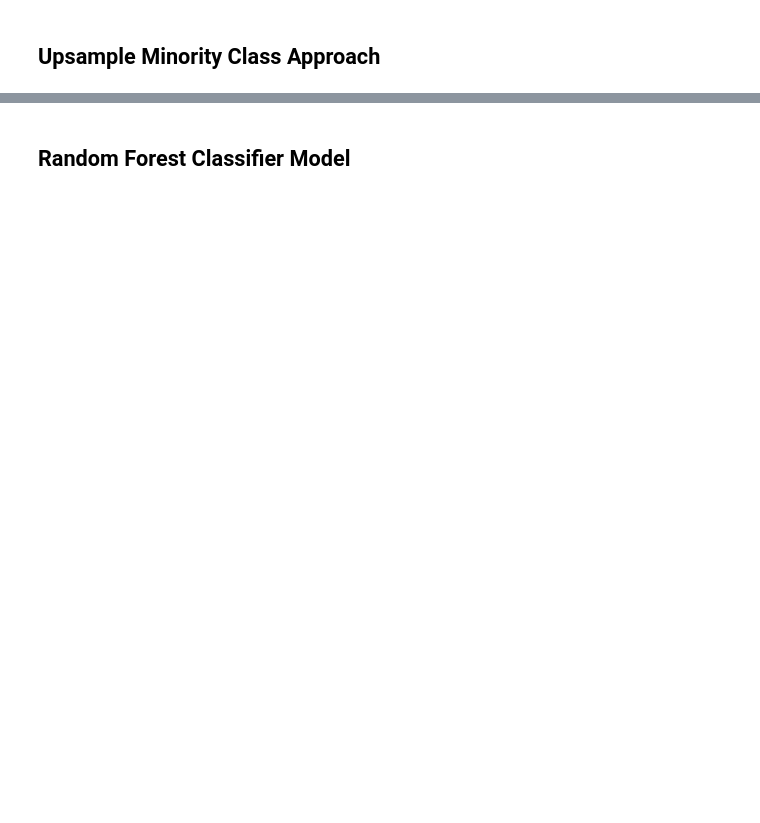
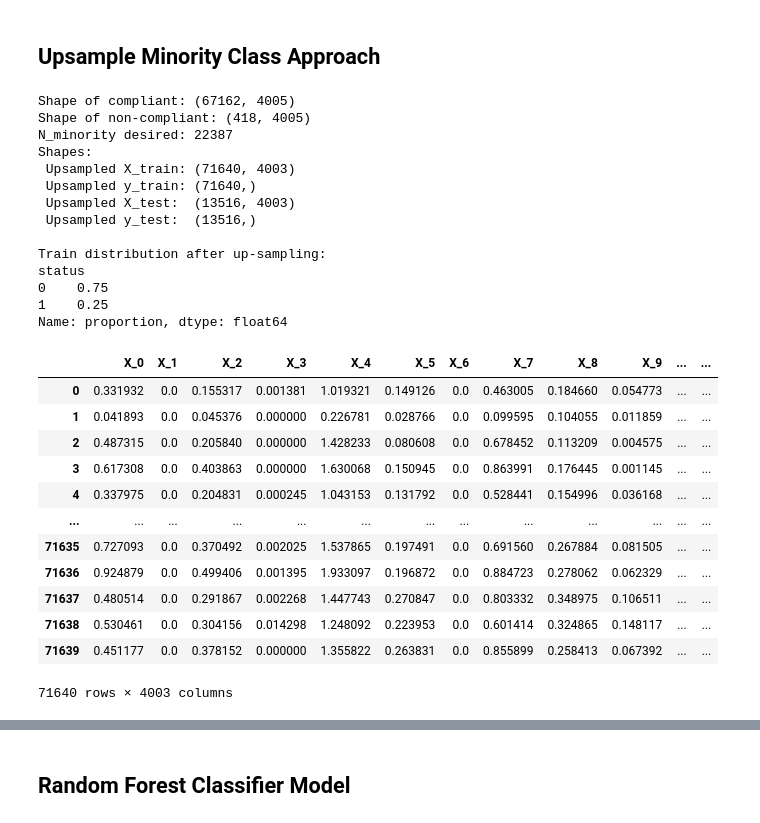
Before and after one commit to wildfire-prep/modeling, a Jupyter notebook: code/00_random_forest/04_random_forest_attempt.ipynb, the cells around one changed output, grey strips where cells are left out. Saved outputs shown, nothing was run; the diff lists cells and outputs as text; code cells hidden in the pictures; blank space fills up the shorter version.

```diff
--- a/code/00_random_forest/04_random_forest_attempt.ipynb
+++ b/code/00_random_forest/04_random_forest_attempt.ipynb
@@ -132,3 +139,79 @@ Name: proportion, dtype: float64
 # %% [markdown]
 ## Upsample Minority Class Approach
+# %%
+X = data.drop("status", axis=1)
+y = data["status"]
+
+# Save inspection_ids from the data, in case we need them later
+upsample_data_ids = X.inspection_id
+
+# split data, as usual. 20% test data split.
+X_train, X_test, y_train, y_test = train_test_split(
+    X, y, test_size=0.2, stratify=y, random_state=42
+)
+
+# Recombine just the train fold
+train = pd.concat([X_train, y_train], axis=1)
+
+# Up-sample the minority inside train
+majority = train[train.status == 0]
+minority = train[train.status == 1]
+n_min = int(len(majority) / 3)
+
+minority_upsampled = minority.sample(n=n_min, replace=True, random_state=42)
+
+train_balanced = (
+    pd.concat([majority, minority_upsampled])
+    .sample(frac=1, random_state=42)
+    .reset_index(drop=True)
+)
+
+X_train = train_balanced.drop("status", axis=1).drop(columns="inspection_id")
+y_train = train_balanced["status"]
+X_test = X_test.drop(columns="inspection_id")
+
+# Check majority/minority sizes
+print(f"Shape of compliant:", compliant.shape)
+print(f"Shape of non-compliant:", non_compliant.shape)
+
+print(f"N_minority desired:", int(len(compliant) / 3))
+
+print("Shapes:")
+print(" Upsampled X_train:", X_train.shape)
+print(" Upsampled y_train:", y_train.shape)
+print(" Upsampled X_test: ", X_test.shape)
+print(" Upsampled y_test: ", y_test.shape)
+
+print("\nTrain distribution after up-sampling:")
+print(y_train.value_counts(normalize=True))
+
+X_train
+# %% [output]
+Shape of compliant: (67162, 4005)
+Shape of non-compliant: (418, 4005)
+N_minority desired: 22387
+Shapes:
+ Upsampled X_train: (71640, 4003)
+ Upsampled y_train: (71640,)
+ Upsampled X_test:  (13516, 4003)
+ Upsampled y_test:  (13516,)
+
+Train distribution after up-sampling:
+status
+0    0.75
+1    0.25
+Name: proportion, dtype: float64
+|  | X_0 | X_1 | X_2 | X_3 | X_4 | X_5 | X_6 | X_7 | X_8 | X_9 | ... | ... |
+| 0 | 0.331932 | 0.0 | 0.155317 | 0.001381 | 1.019321 | 0.149126 | 0.0 | 0.463005 | 0.184660 | 0.054773 | ... | ... |
+| 1 | 0.041893 | 0.0 | 0.045376 | 0.000000 | 0.226781 | 0.028766 | 0.0 | 0.099595 | 0.104055 | 0.011859 | ... | ... |
+| 2 | 0.487315 | 0.0 | 0.205840 | 0.000000 | 1.428233 | 0.080608 | 0.0 | 0.678452 | 0.113209 | 0.004575 | ... | ... |
+| 3 | 0.617308 | 0.0 | 0.403863 | 0.000000 | 1.630068 | 0.150945 | 0.0 | 0.863991 | 0.176445 | 0.001145 | ... | ... |
+| 4 | 0.337975 | 0.0 | 0.204831 | 0.000245 | 1.043153 | 0.131792 | 0.0 | 0.528441 | 0.154996 | 0.036168 | ... | ... |
+| ... | ... | ... | ... | ... | ... | ... | ... | ... | ... | ... | ... | ... |
+| 71635 | 0.727093 | 0.0 | 0.370492 | 0.002025 | 1.537865 | 0.197491 | 0.0 | 0.691560 | 0.267884 | 0.081505 | ... | ... |
+| 71636 | 0.924879 | 0.0 | 0.499406 | 0.001395 | 1.933097 | 0.196872 | 0.0 | 0.884723 | 0.278062 | 0.062329 | ... | ... |
+| 71637 | 0.480514 | 0.0 | 0.291867 | 0.002268 | 1.447743 | 0.270847 | 0.0 | 0.803332 | 0.348975 | 0.106511 | ... | ... |
+| 71638 | 0.530461 | 0.0 | 0.304156 | 0.014298 | 1.248092 | 0.223953 | 0.0 | 0.601414 | 0.324865 | 0.148117 | ... | ... |
+| 71639 | 0.451177 | 0.0 | 0.378152 | 0.000000 | 1.355822 | 0.263831 | 0.0 | 0.855899 | 0.258413 | 0.067392 | ... | ... |
+71640 rows × 4003 columns
 # %%
```
Also changed, not shown: parts of 11 cells of this notebook, 1 other file.
